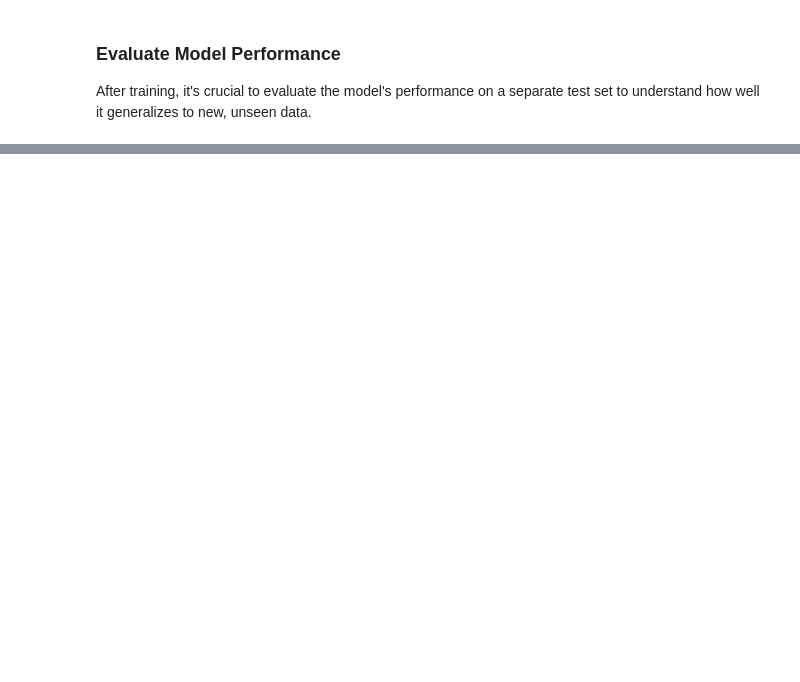
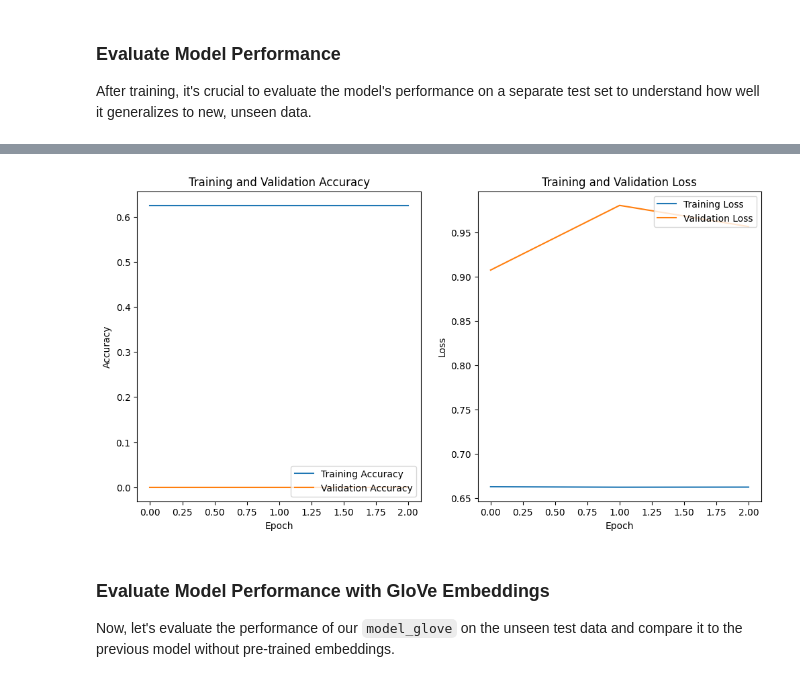
Before and after one commit to Lahi070/CineSentiment-Mini-App, a Jupyter notebook: CineSentiment_Data_Prep.ipynb, the cells around one changed output, grey strips where cells are left out. Drawn from its saved outputs; the diff is of its cells as text; code cells hidden in the pictures; blank space fills up the shorter version.

```diff
--- a/CineSentiment_Data_Prep.ipynb
+++ b/CineSentiment_Data_Prep.ipynb
@@ -492,0 +887,12 @@ Model evaluation complete.
+# %%
+print("Starting training with GloVe embeddings and Early Stopping... This might take a few minutes!")
+
+history_glove = model_glove.fit(
+    x_train, train_labels,
+    epochs=20,
+    batch_size=64,
+    validation_split=0.2,
+    callbacks=[early_stopping_glove]
+)
+
+print("Training complete with GloVe embeddings!")
@@ -492,0 +908,38 @@ Model evaluation complete.
+# %%
+import matplotlib.pyplot as plt
+
+# Get training and validation accuracy from history_glove
+acc = history_glove.history['accuracy']
+val_acc = history_glove.history['val_accuracy']
+
+# Get training and validation loss from history_glove
+loss = history_glove.history['loss']
+val_loss = history_glove.history['val_loss']
+
+epochs_range = range(len(acc))
+
+plt.figure(figsize=(12, 6))
+
+plt.subplot(1, 2, 1)
+plt.plot(epochs_range, acc, label='Training Accuracy')
+plt.plot(epochs_range, val_acc, label='Validation Accuracy')
+plt.legend(loc='lower right')
+plt.title('Training and Validation Accuracy')
+plt.xlabel('Epoch')
+plt.ylabel('Accuracy')
+
+plt.subplot(1, 2, 2)
+plt.plot(epochs_range, loss, label='Training Loss')
+plt.plot(epochs_range, val_loss, label='Validation Loss')
+plt.legend(loc='upper right')
+plt.title('Training and Validation Loss')
+plt.xlabel('Epoch')
+plt.ylabel('Loss')
+
+plt.show()
+# %% [output]
+[figure, added]
+# %% [markdown]
+### Evaluate Model Performance with GloVe Embeddings
+
+Now, let's evaluate the performance of our `model_glove` on the unseen test data and compare it to the previous model without pre-trained embeddings.
```
Also changed, not shown: parts of 22 cells of this notebook.
